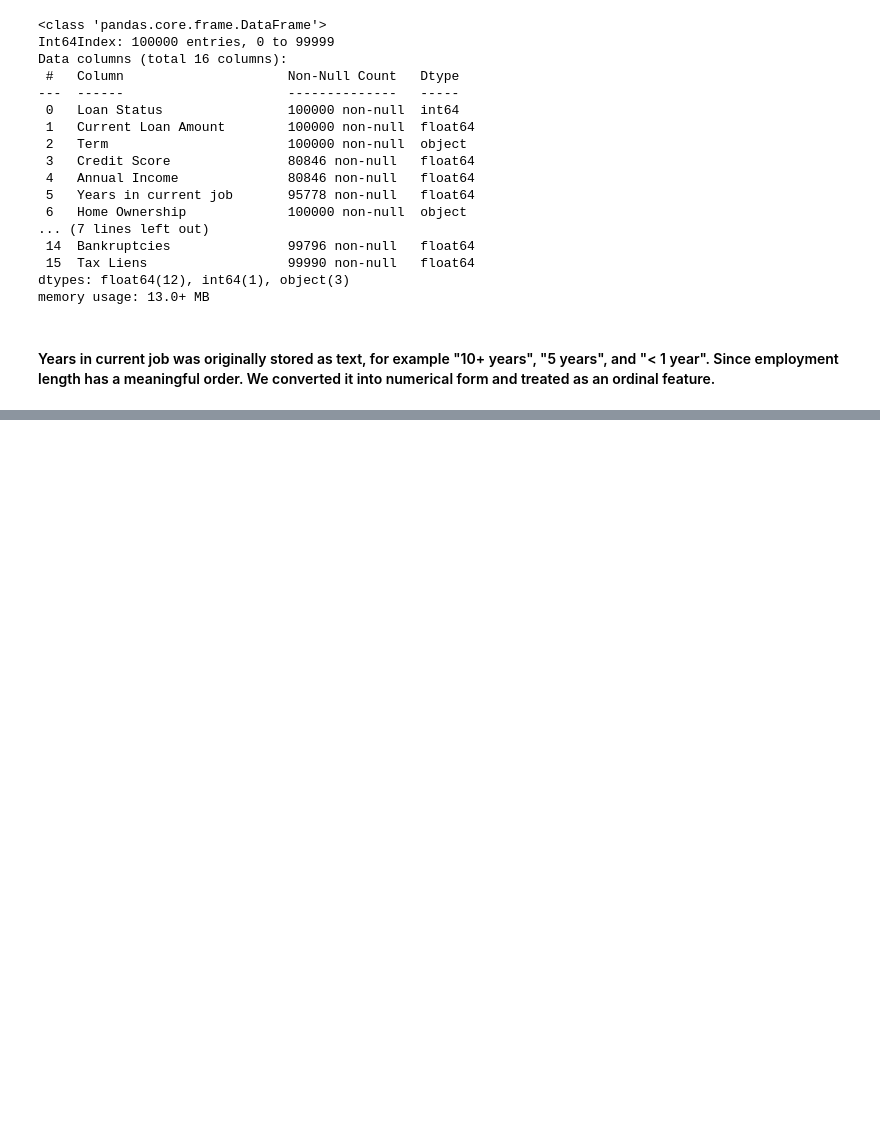
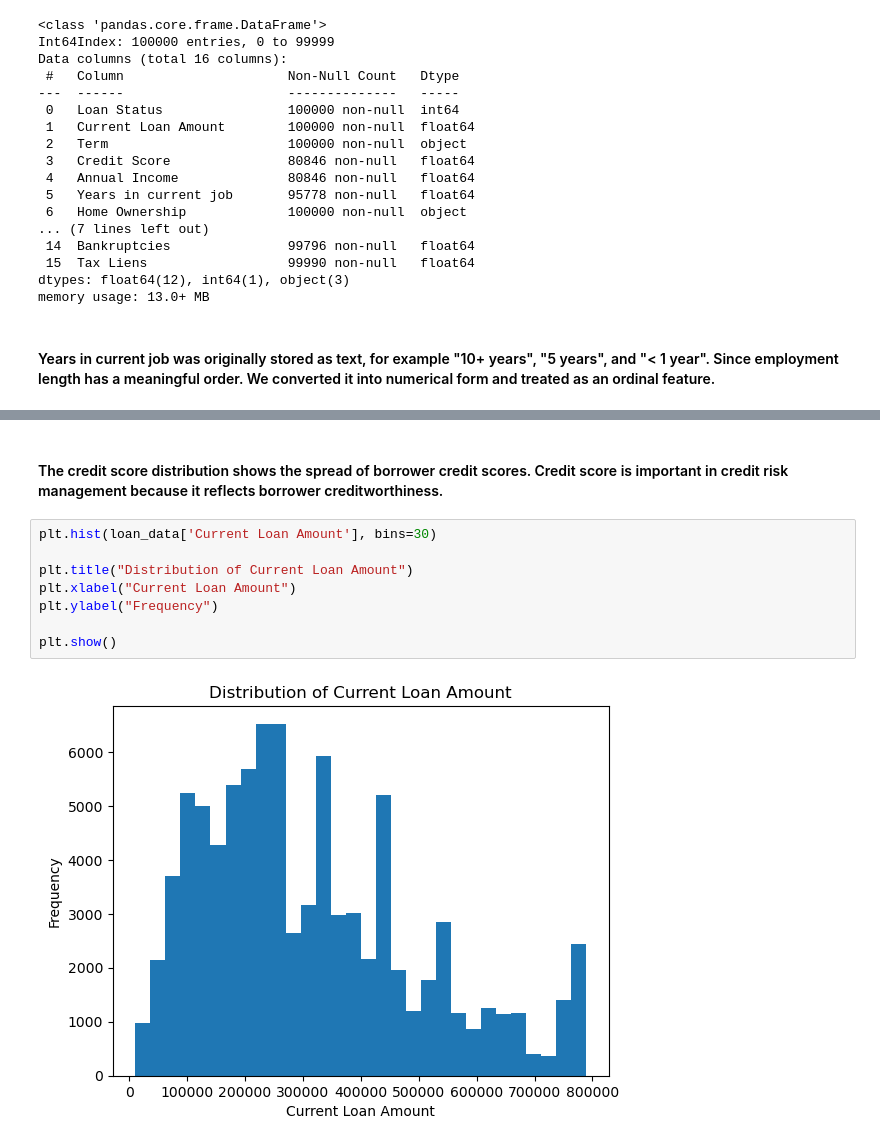
Before and after one commit to PratikG091202/credit-risk-prediction-ml, a Jupyter notebook: credit_risk_analysis.ipynb, the cells around one changed output, grey strips where cells are left out. Drawn from its saved outputs; the diff is of its cells as text; blank space fills up the shorter version.

```diff
--- a/credit_risk_analysis.ipynb
+++ b/credit_risk_analysis.ipynb
@@ -230,0 +390,12 @@ memory usage: 13.0+ MB
+# %% [markdown]
+#### The credit score distribution shows the spread of borrower credit scores. Credit score is important in credit risk management because it reflects borrower creditworthiness.
+# %%
+plt.hist(loan_data['Current Loan Amount'], bins=30)
+
+plt.title("Distribution of Current Loan Amount")
+plt.xlabel("Current Loan Amount")
+plt.ylabel("Frequency")
+
+plt.show()
+# %% [output]
+[figure, added]
```
Also changed, not shown: parts of 53 cells of this notebook.
